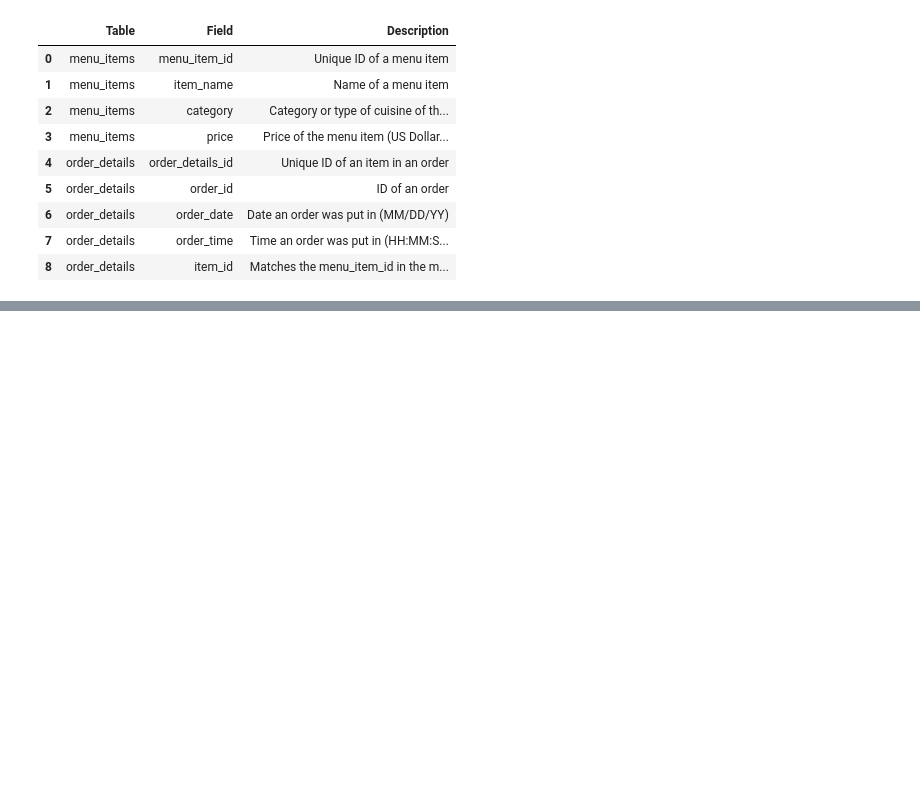
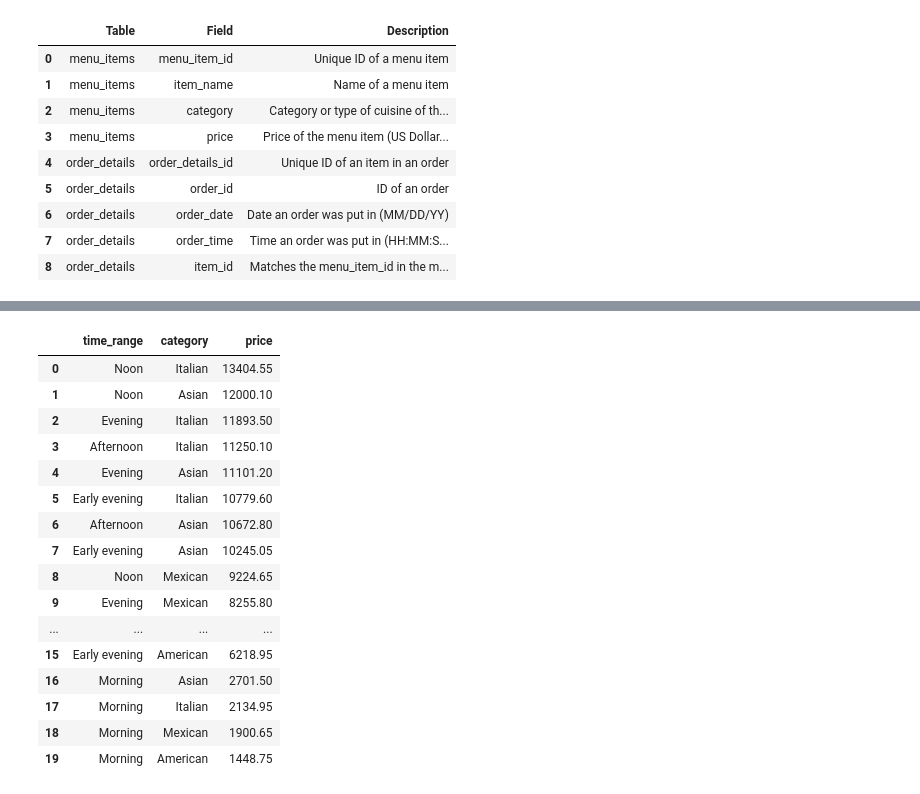
Before and after one commit to DAngello-Garcia/restaurant-menu-match, a Jupyter notebook: restaurant_menu_match/notebooks/restaurant.ipynb, the cells around one changed output, grey strips where cells are left out. Drawn from its saved outputs; the diff is of its cells as text; code cells hidden in the pictures; blank space fills up the shorter version.

```diff
--- a/restaurant_menu_match/notebooks/restaurant.ipynb
+++ b/restaurant_menu_match/notebooks/restaurant.ipynb
@@ -18,0 +150,21 @@ dataset_columns
+# %%
+total_by_time_range = union.groupby(['time_range', 'category'], as_index=False)['price'].sum()
+total_by_time_range.sort_values(by='price', ascending=False).reset_index(drop=True)
+# %% [output]
+|  | time_range | category | price |
+| 0 | Noon | Italian | 13404.55 |
+| 1 | Noon | Asian | 12000.10 |
+| 2 | Evening | Italian | 11893.50 |
+| 3 | Afternoon | Italian | 11250.10 |
+| 4 | Evening | Asian | 11101.20 |
+| 5 | Early evening | Italian | 10779.60 |
+| 6 | Afternoon | Asian | 10672.80 |
+| 7 | Early evening | Asian | 10245.05 |
+| 8 | Noon | Mexican | 9224.65 |
+| 9 | Evening | Mexican | 8255.80 |
+| ... | ... | ... | ... |
+| 15 | Early evening | American | 6218.95 |
+| 16 | Morning | Asian | 2701.50 |
+| 17 | Morning | Italian | 2134.95 |
+| 18 | Morning | Mexican | 1900.65 |
+| 19 | Morning | American | 1448.75 |
```
Also changed, not shown: parts of 24 cells of this notebook, 3 other files.
